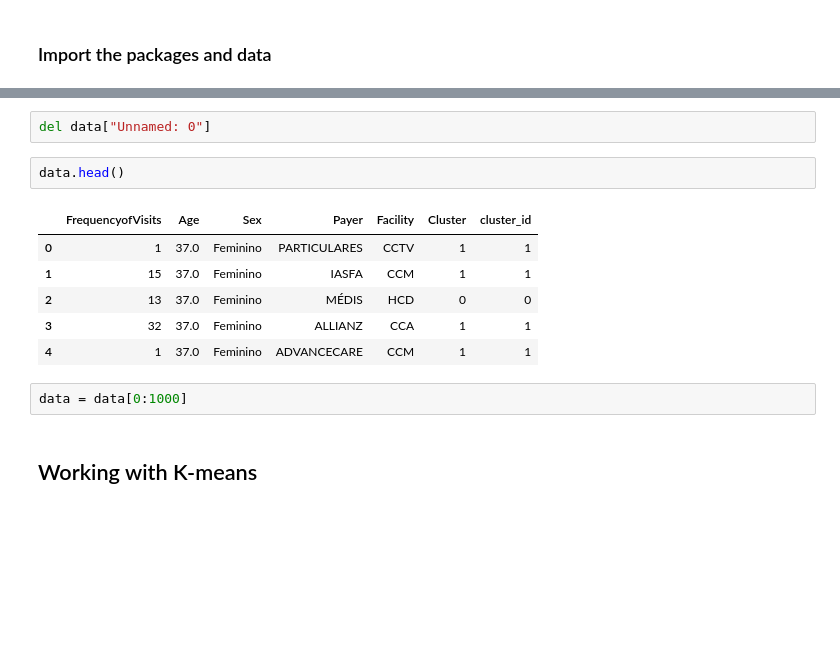
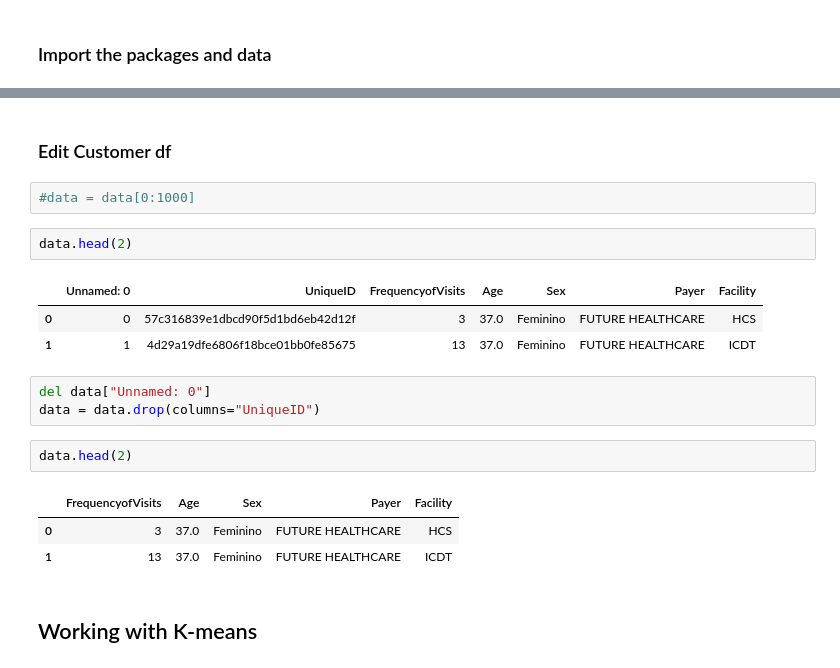
Before and after one commit to crsimmons1/JdMS, a Jupyter notebook: Kmeans.ipynb, the cells around one changed output, grey strips where cells are left out. Cells and saved outputs as stored; diff of their text form; blank space fills up the shorter version.

```diff
--- a/Kmeans.ipynb
+++ b/Kmeans.ipynb
@@ -22,16 +49,22 @@ data = pd.read_csv('Data/customer_data.csv')
+# %% [markdown]
+### Edit Customer df
+# %%
+#data = data[0:1000]
+# %%
+data.head(2)
+# %% [output]
+|  | Unnamed: 0 | UniqueID | FrequencyofVisits | Age | Sex | Payer | Facility |
+| 0 | 0 | 57c316839e1dbcd90f5d1bd6eb42d12f | 3 | 37.0 | Feminino | FUTURE HEALTHCARE | HCS |
+| 1 | 1 | 4d29a19dfe6806f18bce01bb0fe85675 | 13 | 37.0 | Feminino | FUTURE HEALTHCARE | ICDT |
 # %%
 del data["Unnamed: 0"]
+data = data.drop(columns="UniqueID")
 # %%
-data.head()
+data.head(2)
 # %% [output]
-|  | FrequencyofVisits | Age | Sex | Payer | Facility | Cluster | cluster_id |
-| 0 | 1 | 37.0 | Feminino | PARTICULARES | CCTV | 1 | 1 |
-| 1 | 15 | 37.0 | Feminino | IASFA | CCM | 1 | 1 |
-| 2 | 13 | 37.0 | Feminino | MÉDIS | HCD | 0 | 0 |
-| 3 | 32 | 37.0 | Feminino | ALLIANZ | CCA | 1 | 1 |
-| 4 | 1 | 37.0 | Feminino | ADVANCECARE | CCM | 1 | 1 |
+|  | FrequencyofVisits | Age | Sex | Payer | Facility |
+| 0 | 3 | 37.0 | Feminino | FUTURE HEALTHCARE | HCS |
+| 1 | 13 | 37.0 | Feminino | FUTURE HEALTHCARE | ICDT |
-# %%
-data = data[0:1000]
 # %% [markdown]
 ## Working with K-means
 # %% [markdown]
```
Also changed, not shown: parts of 34 cells of this notebook.
